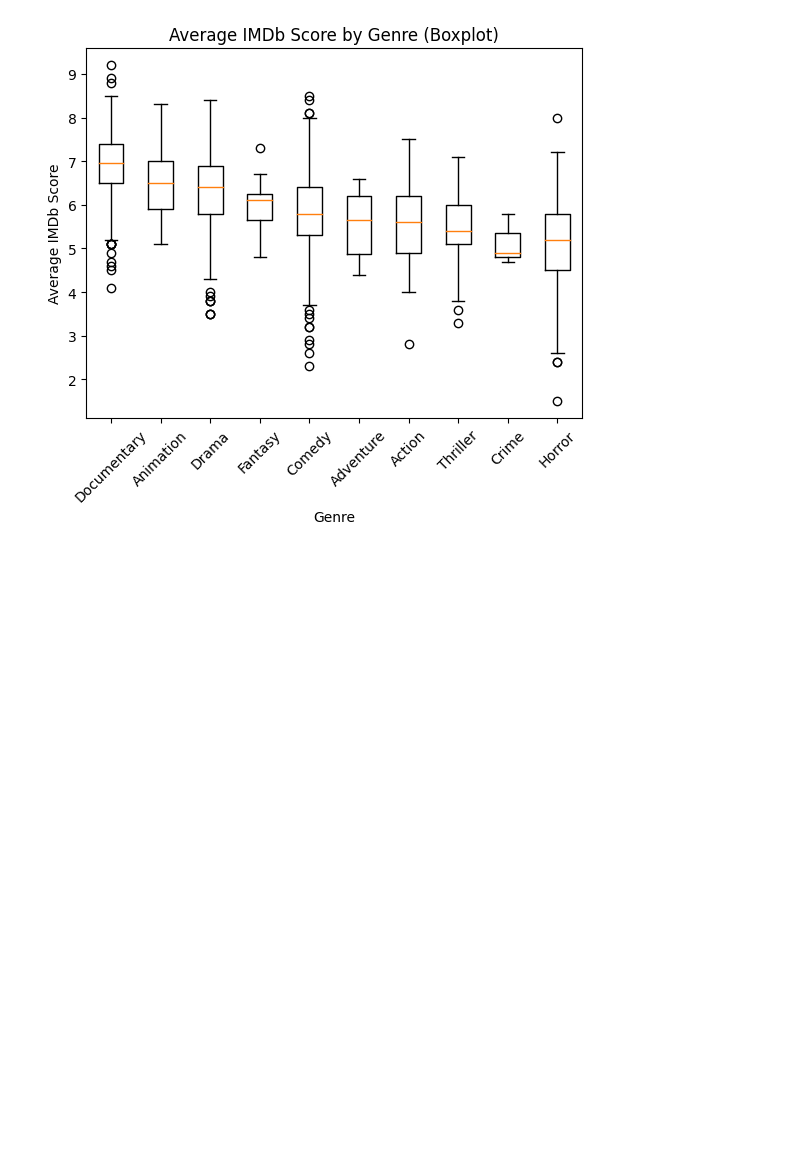
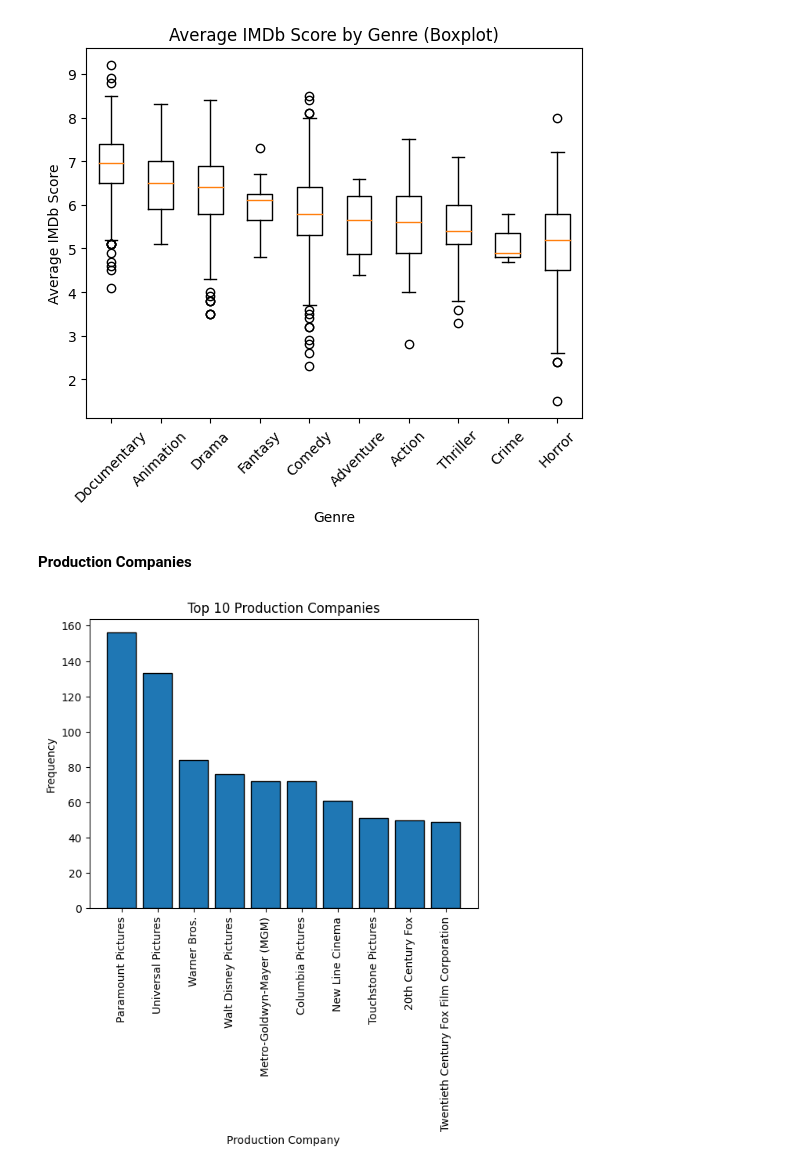
Before and after one commit to RODRIGORUBIO1991/PythonCode, a Jupyter notebook: Netflix/Movies.ipynb, the cells around one changed output. Saved outputs shown, nothing was run; the diff lists cells and outputs as text; code cells hidden in the pictures; blank space fills up the shorter version.

```diff
--- a/Netflix/Movies.ipynb
+++ b/Netflix/Movies.ipynb
@@ -526,3 +526,25 @@ plt.show()
 # %% [output]
 <Figure size 640x480 with 0 Axes>
 [figure]
+# %% [markdown]
+**Production Companies**
+# %%
+import matplotlib.pyplot as plt
+
+# Obtener la cuenta de las compañías de producción
+production_counts = movie_data['production_companies'].value_counts()
+
+# Obtener las 10 compañías de producción más comunes
+top_companies = production_counts.head(10)
+
+# Crear el gráfico de barras
+plt.bar(top_companies.index, top_companies.values, edgecolor='black')
+plt.title('Top 10 Production Companies')
+plt.xlabel('Production Company')
+plt.ylabel('Frequency')
+plt.xticks(rotation=90)
+
+# Mostrar el gráfico
+plt.show()
+# %% [output]
+[figure, added]
```
